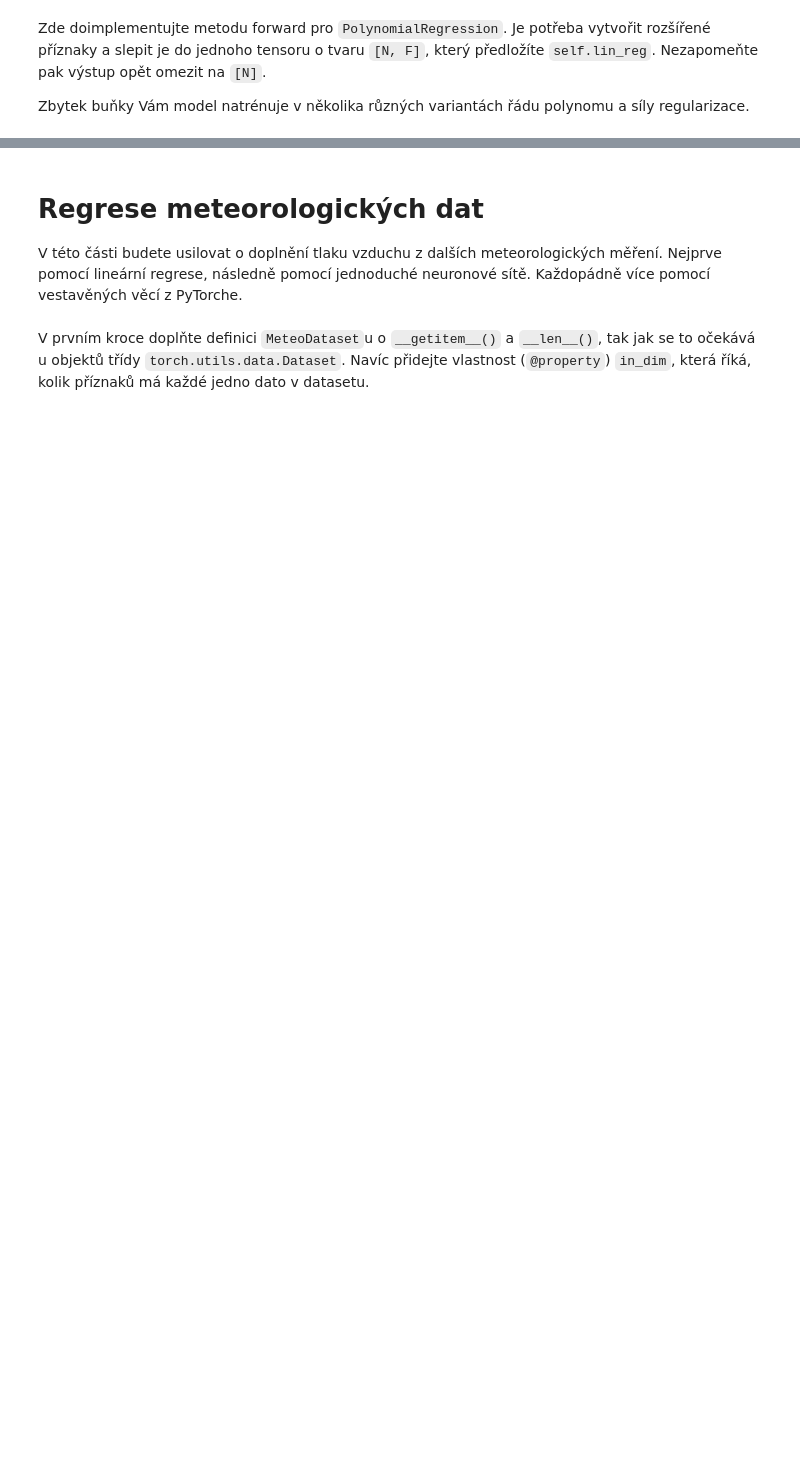
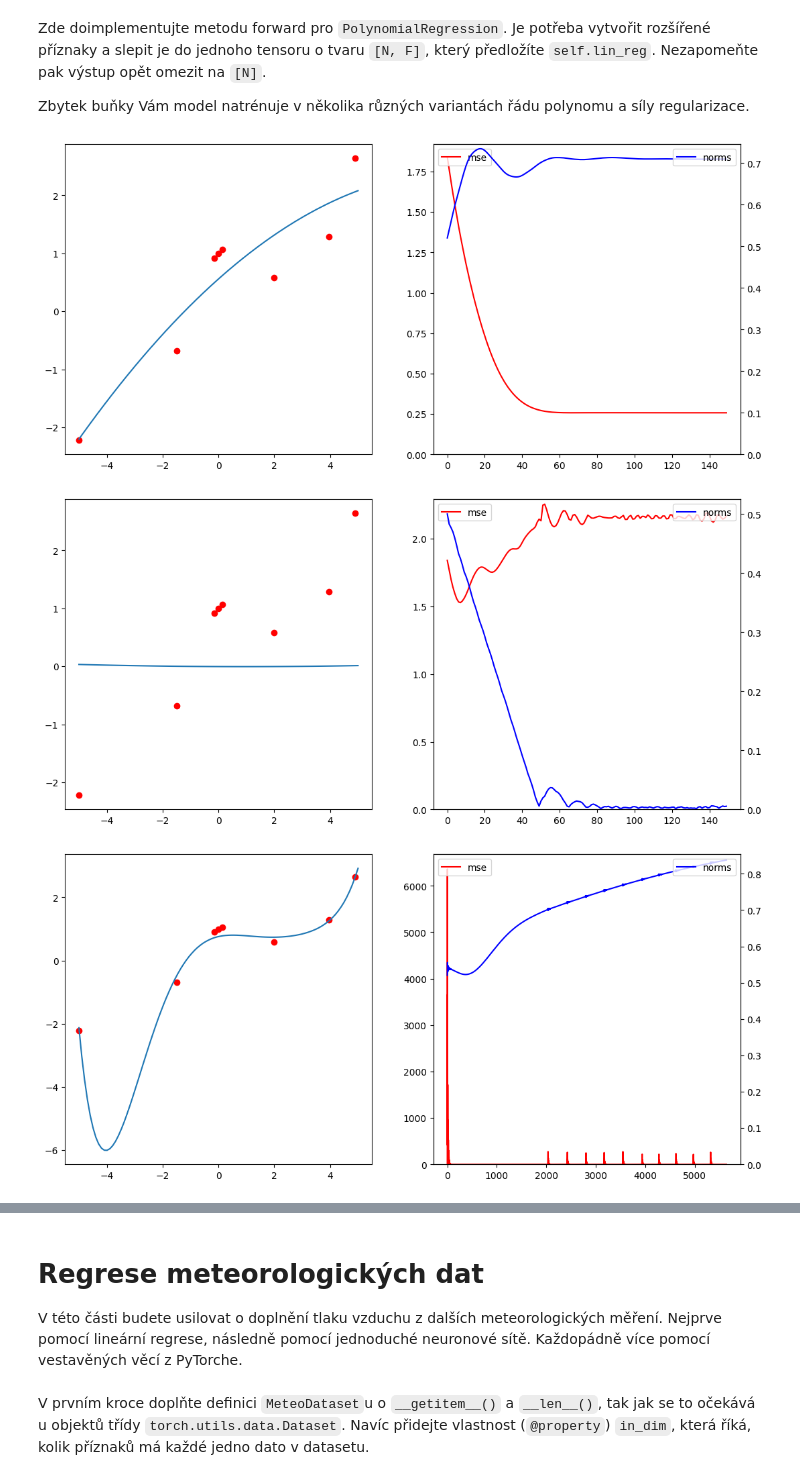
Before and after one commit to svobodovaLucie/SUI-project3, a Jupyter notebook: zadani.ipynb, the cells around one changed output, grey strips where cells are left out. Saved outputs shown, nothing was run; the diff lists cells and outputs as text; code cells hidden in the pictures; blank space fills up the shorter version.

```diff
--- a/zadani.ipynb
+++ b/zadani.ipynb
@@ -243,38 +261,45 @@ Zbytek buňky Vám model natrénuje v několika různých variantách řádu pol
 # %%
 class PolynomialRegression1D(torch.nn.Module):
     def __init__(self, order):
         super().__init__()
         self.order = order
         self.lin_reg = LinearRegression(order)
 
     def forward(self, x):
-        # pass
-        # return None
-        # Vytvoření rozšířených příznaků
-        expanded_features = torch.cat([x**i for i in range(1, self.order+1)], dim=1)
+        x = x.squeeze()
+        powers = torch.arange(self.order, dtype=torch.float32).unsqueeze(0)
+        poly_features = torch.pow(x.unsqueeze(1), powers)
+        x = self.lin_reg(poly_features)
+        return x
 
-        # Předání rozšířených příznaků lineární regresi
-        output = self.lin_reg(expanded_features)
-
-        return output
+        x = x.squeeze()
+        flags = torch.zeros(x.shape[0], self.order, dtype=torch.float32)
+        for p in range(self.order):
+            flags[:, p] = torch.pow(x, p)
+        x = self.lin_reg(poly_features)
+        return x
 
     def l2_norm(self):
         return self.lin_reg.l2_norm()
 
 def run_polynomial_regr(order, l2_beta):
     model = PolynomialRegression1D(order)
 
     losses, norms = train_regression_model(
         model,
         MSE_with_regression(l2_beta),
         torch.optim.Adam(model.parameters(), 1e-2),
         data,
         ts,
         nb_steps= 50 + int(100*(order-2)**2.5)
     )
     plot_training_result(model, losses, norms)
 
 run_polynomial_regr(3, 1e-3)
 run_polynomial_regr(3, 1e+2)
 run_polynomial_regr(7, 1e-1)
 run_polynomial_regr(7, 1e+3)
+# %% [output]
+[figure, added]
+[figure, added]
+[figure, added]
```
Also changed, not shown: parts of 6 cells of this notebook.
